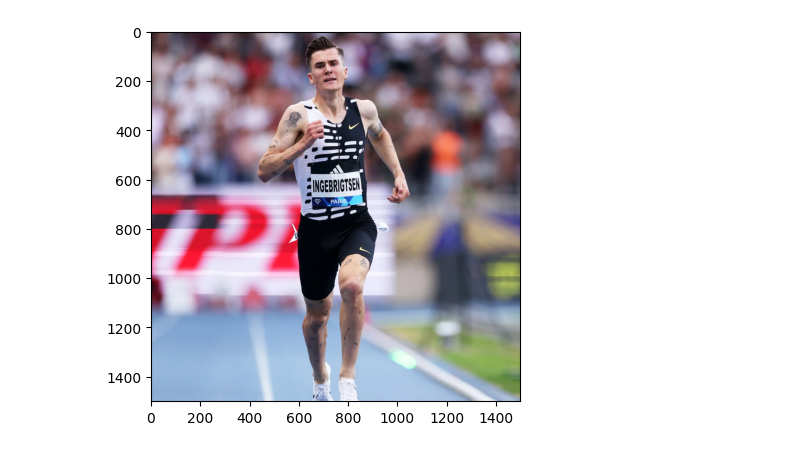
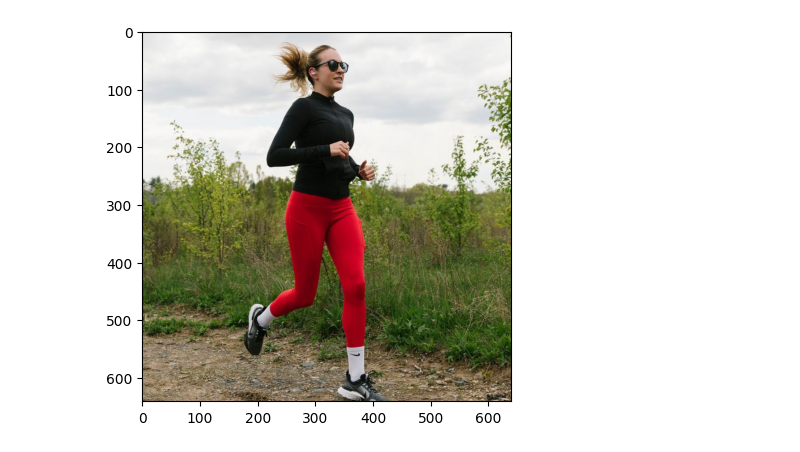
Before and after one commit to tranhuunam00/runnerAI, a Jupyter notebook: index.ipynb, the cells around one changed output. Saved outputs shown, nothing was run; the diff lists cells and outputs as text; code cells hidden in the pictures.

```diff
--- a/index.ipynb
+++ b/index.ipynb
@@ -4,16 +4,16 @@ from matplotlib import pyplot as plt
 import numpy as np
 folderInput = "./input/detectFace/"
 # %%
-imgPath = "4.webp"
+imgPath = "2.jpg"
 fullPath = folderInput + imgPath
 
 imBRG = cv2.imread(fullPath)
 imRGB = cv2.cvtColor(imBRG, cv2.COLOR_BGR2RGB)
 
 plt.imshow(imRGB)
 plt.show()
 # %% [output]
-[figure, old version]
+[figure, new version]
 # %%
 gray_image = cv2.cvtColor(imRGB, cv2.COLOR_BGR2GRAY)
 # %%
```
Also changed, not shown: parts of 12 cells of this notebook, 4 other files.
